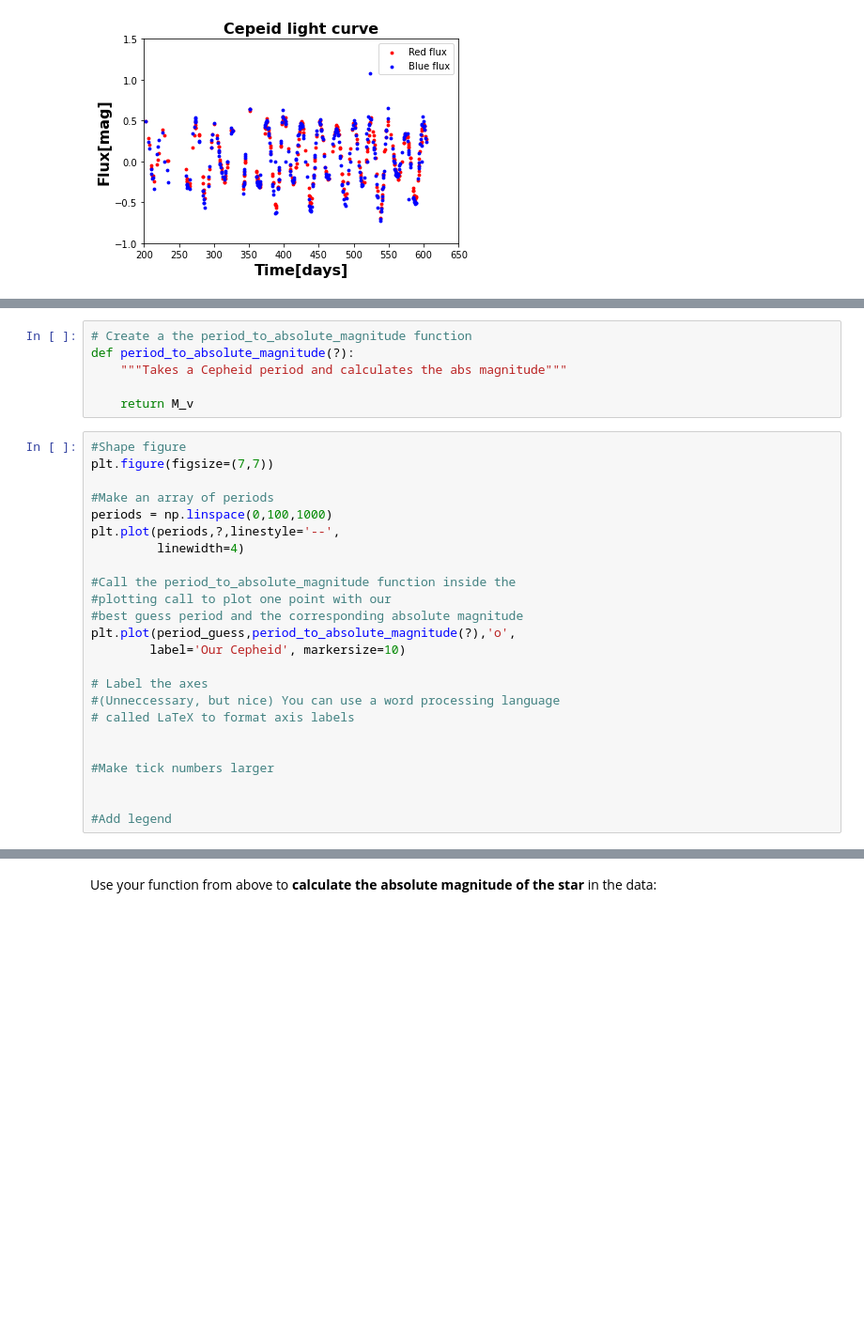
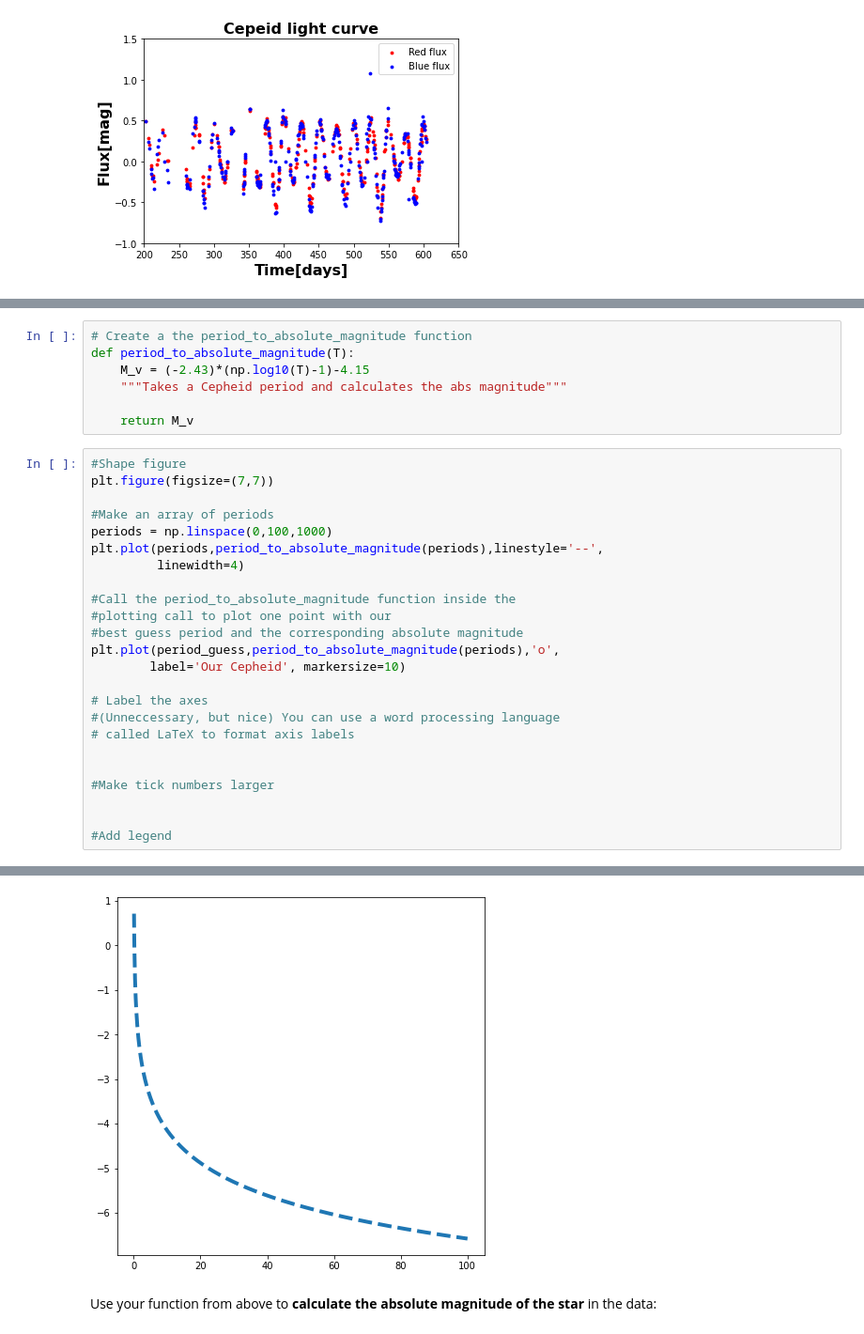
Before and after one commit to blaketjohnson/Astro3190_BJohnson, a Jupyter notebook: lessons/Cepheid_research_Johnson.ipynb, the cells around one changed output, grey strips where cells are left out. Shown at 94% size. Cells and saved outputs as stored; diff of their text form; blank space fills up the shorter version.

```diff
--- a/lessons/Cepheid_research_Johnson.ipynb
+++ b/lessons/Cepheid_research_Johnson.ipynb
@@ -109,7 +110,8 @@ where $M_v$ is the [_absolute magnitude_](https://en.wikipedia.org/wiki/Absolute
 ![](data/example_plot_3.png)
 # %%
 # Create a the period_to_absolute_magnitude function
-def period_to_absolute_magnitude(?):
+def period_to_absolute_magnitude(T):
+    M_v = (-2.43)*(np.log10(T)-1)-4.15
     """Takes a Cepheid period and calculates the abs magnitude"""
 
     return M_v
@@ -119,13 +121,13 @@ plt.figure(figsize=(7,7))
 
 #Make an array of periods
 periods = np.linspace(0,100,1000)
-plt.plot(periods,?,linestyle='--',
+plt.plot(periods,period_to_absolute_magnitude(periods),linestyle='--',
          linewidth=4)
 
 #Call the period_to_absolute_magnitude function inside the
 #plotting call to plot one point with our
 #best guess period and the corresponding absolute magnitude
-plt.plot(period_guess,period_to_absolute_magnitude(?),'o',
+plt.plot(period_guess,period_to_absolute_magnitude(periods),'o',
         label='Our Cepheid', markersize=10)
 
 # Label the axes
@@ -142,3 +144,4 @@ SyntaxError: invalid syntax (<ipython-input-5-38fab6eab3a1>, line 6)
+[figure, added]
 # %% [markdown]
 Use your function from above to **calculate the absolute magnitude of the star** in the data:
 # %% [markdown]
```
Also changed, not shown: parts of 3 cells of this notebook.
